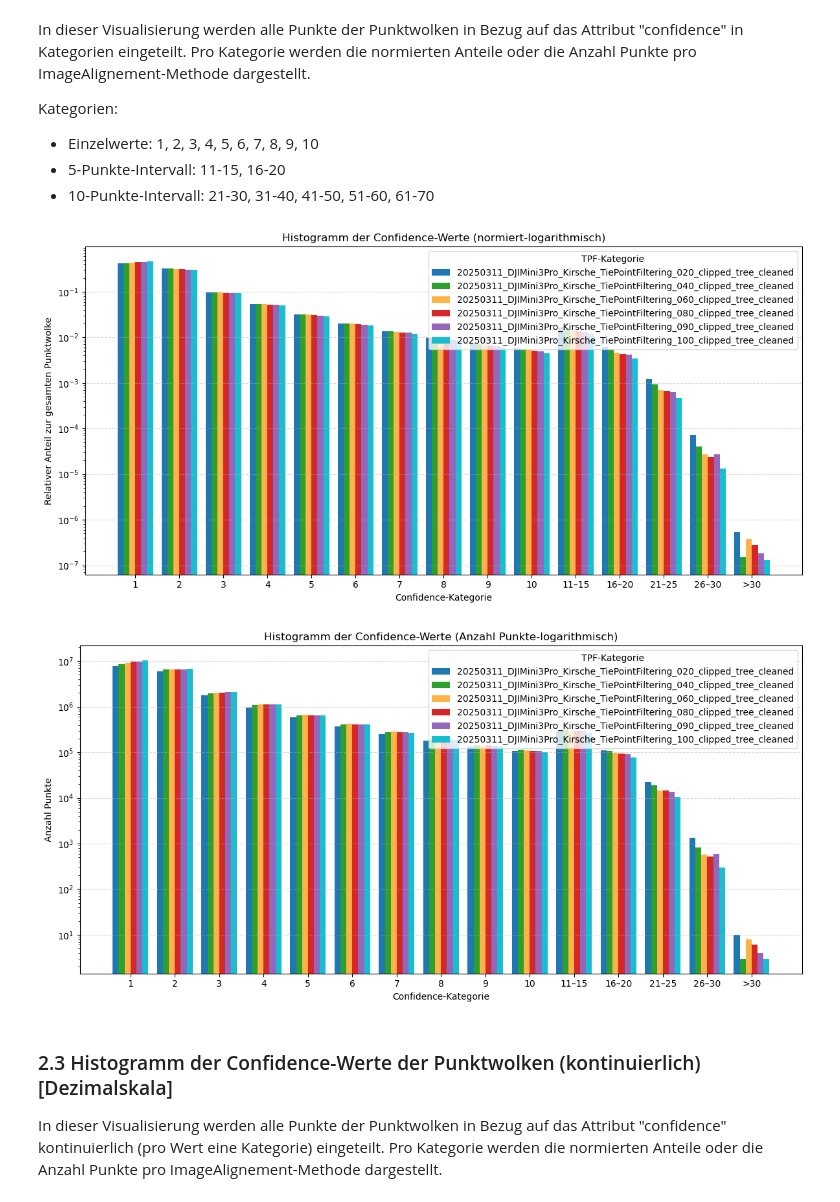
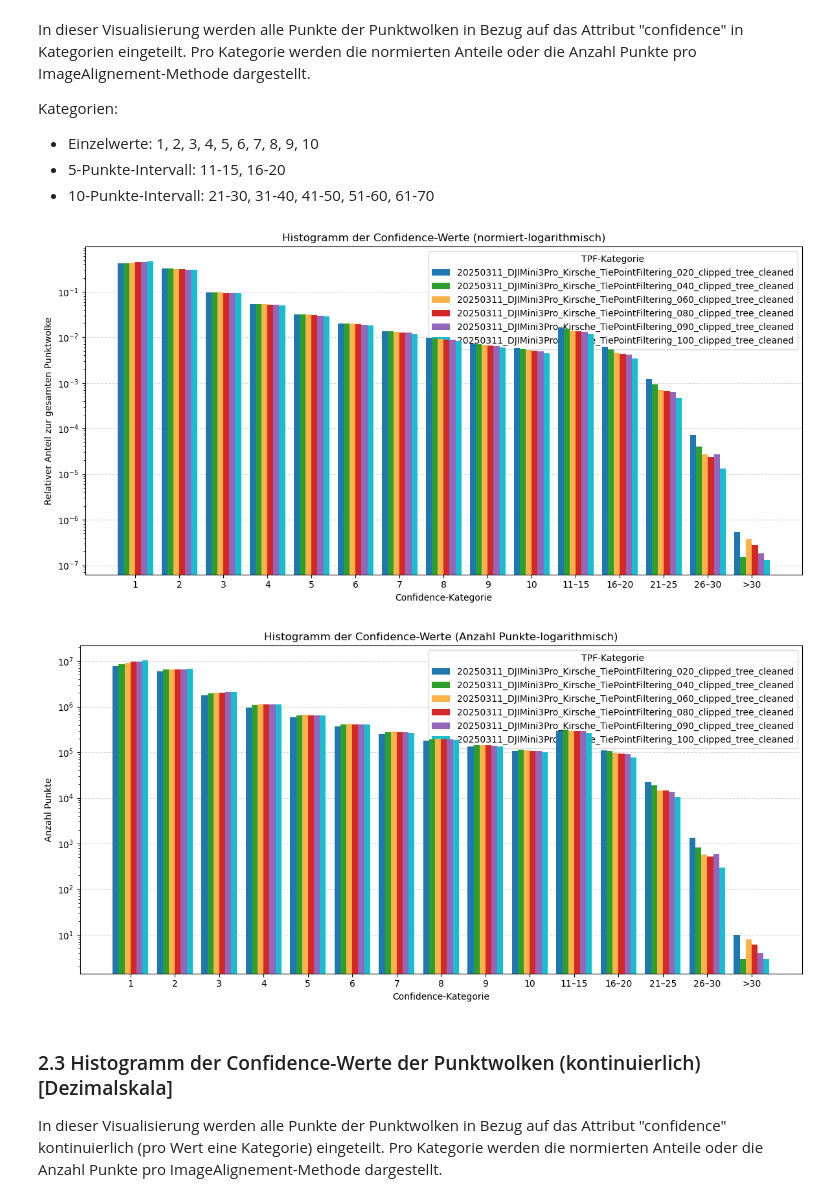
Before and after one commit to naamp/BTh11_Trieblaengenwachstum, a Jupyter notebook: 03_TPF_Statistics/03_D_TPF_Statistics_PointCloud_Confidence.ipynb, the cells around one changed output. Cells and saved outputs as stored; diff of their text form; code cells hidden in the pictures.

Commit message:
20250430_1_MTSC
Update Visualisierungen

```diff
--- a/03_TPF_Statistics/03_D_TPF_Statistics_PointCloud_Confidence.ipynb
+++ b/03_TPF_Statistics/03_D_TPF_Statistics_PointCloud_Confidence.ipynb
@@ -228,7 +228,7 @@ fig, ax = plt.subplots(figsize=(12, 6))
 # Für jede Datei Balken zeichnen
 for i, (hist, label) in enumerate(zip(hist_data, labels)):
     offset = (i - len(hist_data)/2) * width + width/2
-    ax.bar(x + offset, hist, width=width, label=label, color=colors[i % len(colors)])
+    ax.bar(x + offset, hist, width=width, label=label, color=colors[i % len(colors)], zorder=100)
 
 # Achsen & Layout
 ax.set_xticks(x)
@@ -300,35 +300,35 @@ for idx, file in enumerate(las_files):
         # Optional: Nur das Datum aus dem Dateinamen extrahieren
         basename = os.path.basename(file)
         label = os.path.splitext(basename)[0]  # z.B. "20250224"
         labels.append(label)
     except Exception as e:
         print(f"Fehler beim Verarbeiten von {file}: {e}")
 
 # Plot vorbereiten
 x = np.arange(len(bin_labels))  # Positionen der Kategorien
 width = 0.8 / len(hist_data)  # Balkenbreite dynamisch anpassen
 
 fig, ax = plt.subplots(figsize=(12, 6))
 
 # Für jede Datei Balken zeichnen
 for i, (hist, label) in enumerate(zip(hist_data, labels)):
     offset = (i - len(hist_data)/2) * width + width/2
-    ax.bar(x + offset, hist, width=width, label=label, color=colors[i % len(colors)])
+    ax.bar(x + offset, hist, width=width, label=label, color=colors[i % len(colors)], zorder=100)
 
 # Achsen & Layout
 ax.set_xticks(x)
 ax.set_xticklabels(bin_labels)
 ax.set_xlabel("Confidence-Kategorie")
 ax.set_ylabel("Relativer Anteil zur gesamten Punktwolke")
 ax.set_title("Histogramm der Confidence-Werte (normiert-logarithmisch)")
 ax.set_yscale("log")
 ax.legend(title="TPF-Kategorie")
 ax.grid(axis="y", linestyle="--", alpha=0.5)
 
 plt.tight_layout()
 plt.show()
 # %% [output]
-[figure, old version]
+[figure, new version]
 # %%
 #============================================ Histogramm-Confidence-Werte - ANZAHL PUNKTE / LOGARITHMISCH ============================================
 
@@ -389,7 +389,7 @@ fig, ax = plt.subplots(figsize=(12, 6))
 # Für jede Datei Balken zeichnen
 for i, (hist, label) in enumerate(zip(hist_data, labels)):
     offset = (i - len(hist_data)/2) * width + width/2
-    ax.bar(x + offset, hist, width=width, label=label, color=colors[i % len(colors)])
+    ax.bar(x + offset, hist, width=width, label=label, color=colors[i % len(colors)], zorder=100)
 
 # Achsen & Layout
 ax.set_xticks(x)
@@ -404,7 +404,7 @@ ax.grid(axis="y", linestyle="--", alpha=0.5)
 plt.tight_layout()
 plt.show()
 # %% [output]
-[figure, old version]
+[figure, new version]
 # %% [markdown]
 ### 2.3 Histogramm der Confidence-Werte der Punktwolken (kontinuierlich) [Dezimalskala]
 In dieser Visualisierung werden alle Punkte der Punktwolken in Bezug auf das Attribut "confidence" kontinuierlich (pro Wert eine Kategorie) eingeteilt. Pro Kategorie werden die normierten Anteile oder die Anzahl Punkte pro ImageAlignement-Methode dargestellt.
```
Also changed, not shown: 8 other files.
